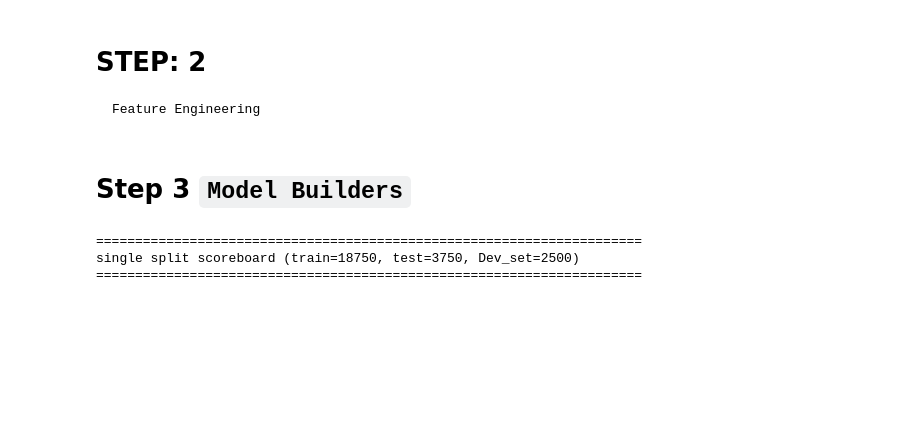
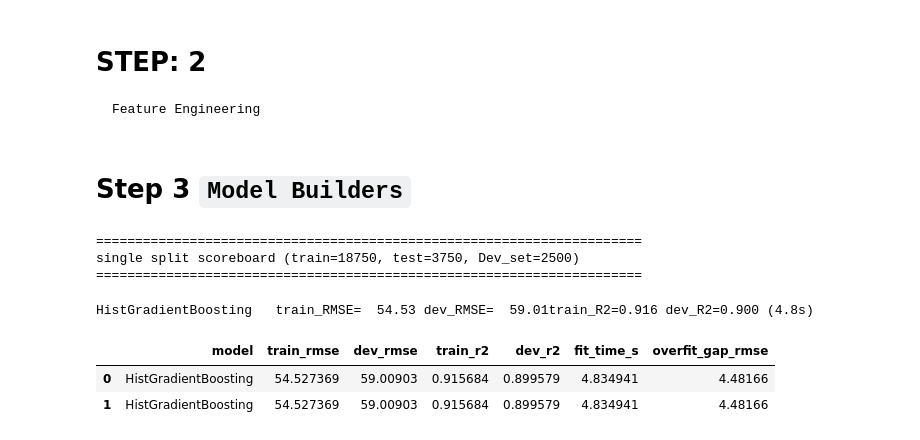
Before and after one commit to muhammadhasaan82/ai-property-booking-bias-variance-analysis, a Jupyter notebook: Bias&Variace.ipynb, the cells around one changed output. Cells and saved outputs as stored; diff of their text form; code cells hidden in the pictures; blank space fills up the shorter version.

Commit message:
scoreboard formed

```diff
--- a/Bias&Variace.ipynb
+++ b/Bias&Variace.ipynb
@@ -235,3 +235,16 @@ for name, builder in MODEL_BUILDERS.items():
       "dev_r2": r2_score(y_dev, pred_dev),
       "fit_time_s": time.time() - t0,
   }
+# %%
+  row["overfit_gap_rmse"] = row ["dev_rmse"] - row["train_rmse"]
+  scoreboard.append(row)
+  print(f"{name:22s} train_RMSE={row['train_rmse']:7.2f} dev_RMSE={row['dev_rmse']:7.2f}"
+        f"train_R2={row['train_r2']:.3f} dev_R2={row['dev_r2']:.3f} ({row['fit_time_s']:.1f}s)")
+
+scoreboard_df = pd.DataFrame(scoreboard)
+scoreboard_df
+# %% [output]
+HistGradientBoosting   train_RMSE=  54.53 dev_RMSE=  59.01train_R2=0.916 dev_R2=0.900 (4.8s)
+|  | model | train_rmse | dev_rmse | train_r2 | dev_r2 | fit_time_s | overfit_gap_rmse |
+| 0 | HistGradientBoosting | 54.527369 | 59.00903 | 0.915684 | 0.899579 | 4.834941 | 4.48166 |
+| 1 | HistGradientBoosting | 54.527369 | 59.00903 | 0.915684 | 0.899579 | 4.834941 | 4.48166 |
```
